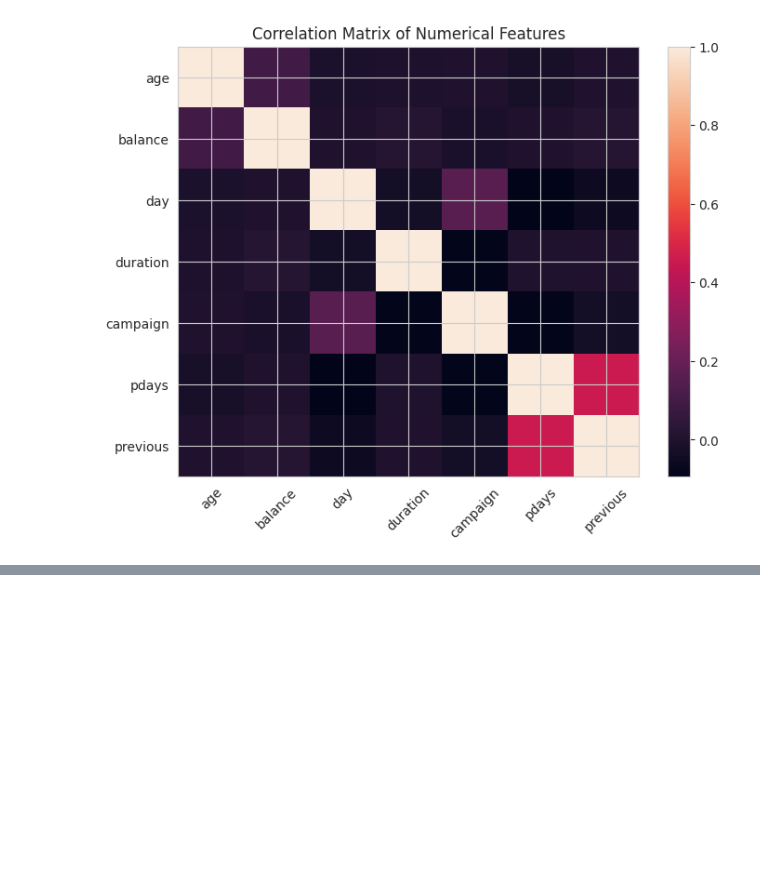
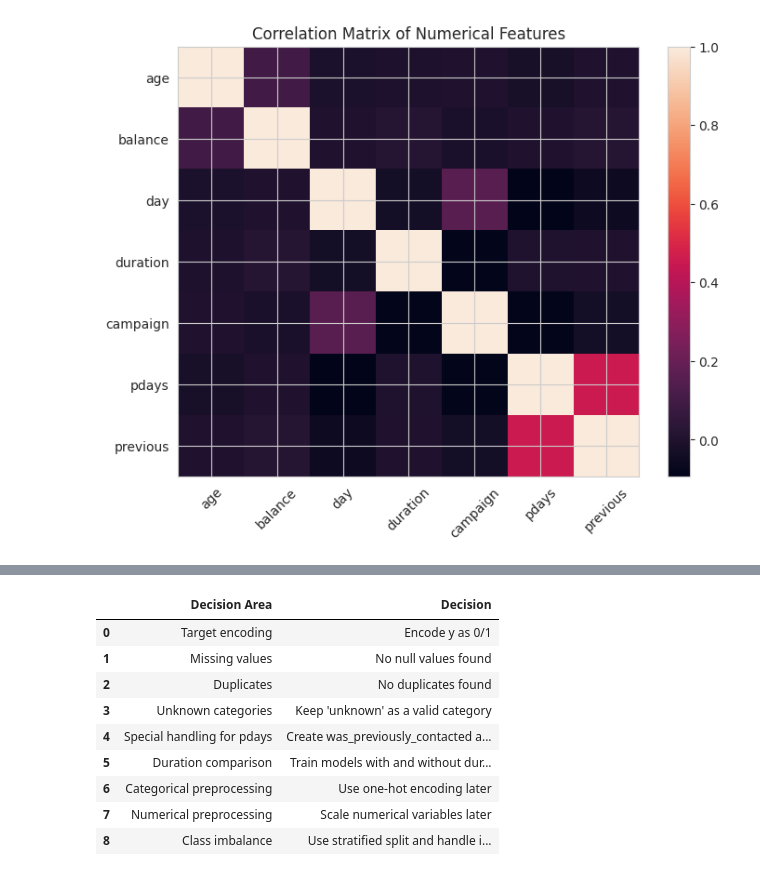
Before and after one commit to nidhisingn/14350889_Artificial-Neural-Networks_6009-CMD_NS, a Jupyter notebook: NS_14350889_ANN_PART_A.ipynb, the cells around one changed output, grey strips where cells are left out. Cells and saved outputs as stored; diff of their text form; code cells hidden in the pictures; blank space fills up the shorter version.

```diff
--- a/NS_14350889_ANN_PART_A.ipynb
+++ b/NS_14350889_ANN_PART_A.ipynb
@@ -748,0 +1029,40 @@ Correlation matrix:
+# %%
+#  Preprocessing summary table
+
+prep_summary = pd.DataFrame({
+    "Decision Area": [
+        "Target encoding",
+        "Missing values",
+        "Duplicates",
+        "Unknown categories",
+        "Special handling for pdays",
+        "Duration comparison",
+        "Categorical preprocessing",
+        "Numerical preprocessing",
+        "Class imbalance"
+    ],
+    "Decision": [
+        "Encode y as 0/1",
+        "No null values found",
+        "No duplicates found",
+        "Keep 'unknown' as a valid category",
+        "Create was_previously_contacted and pdays_clean",
+        "Train models with and without duration",
+        "Use one-hot encoding later",
+        "Scale numerical variables later",
+        "Use stratified split and handle imbalance during training"
+    ]
+})
+
+display(prep_summary)
+# %% [output]
+|  | Decision Area | Decision |
+| 0 | Target encoding | Encode y as 0/1 |
+| 1 | Missing values | No null values found |
+| 2 | Duplicates | No duplicates found |
+| 3 | Unknown categories | Keep 'unknown' as a valid category |
+| 4 | Special handling for pdays | Create was_previously_contacted a... |
+| 5 | Duration comparison | Train models with and without dur... |
+| 6 | Categorical preprocessing | Use one-hot encoding later |
+| 7 | Numerical preprocessing | Scale numerical variables later |
+| 8 | Class imbalance | Use stratified split and handle i... |
```
Also changed, not shown: parts of 17 cells of this notebook.
